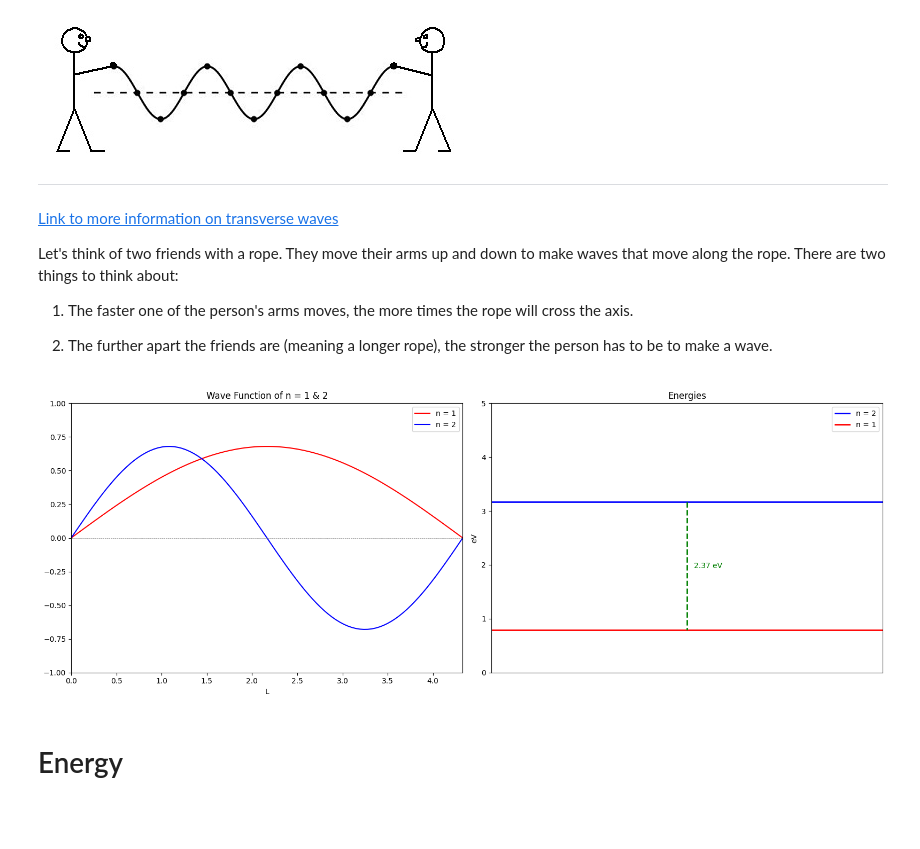
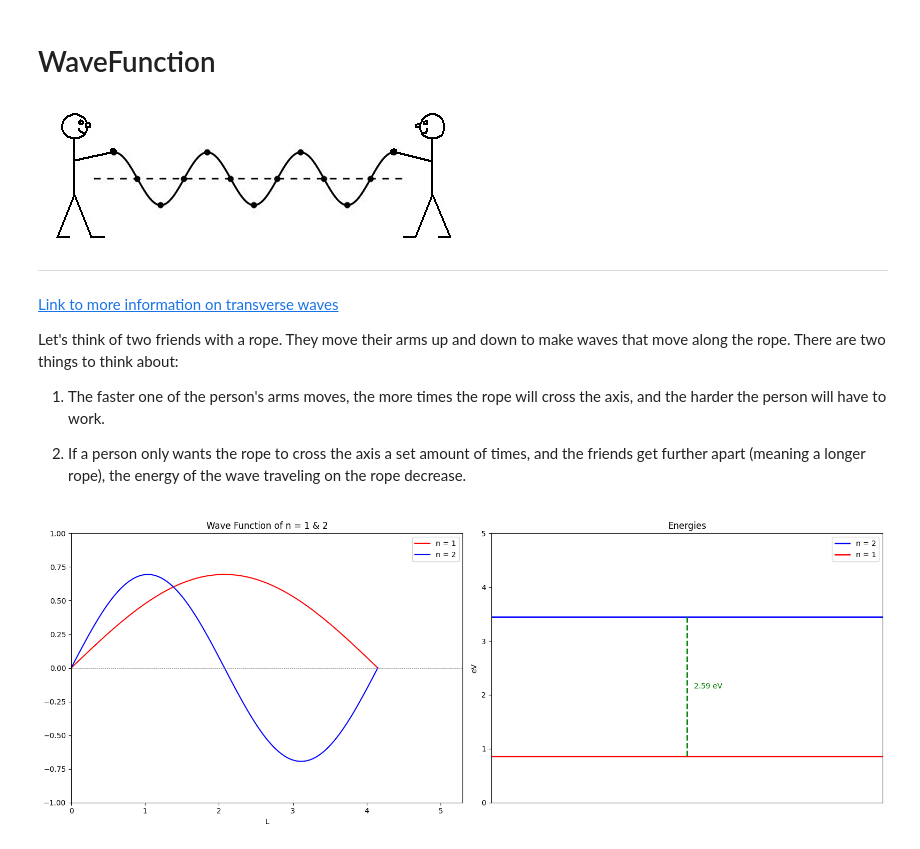
Before and after one commit to megan-r-brown/Exploring-the-role-of-Materials-Chemistry-Biology-and-Electronics-in-Smartphones, a Jupyter notebook: Waves_and_Color.ipynb, the cells around one changed output. Saved outputs shown, nothing was run; the diff lists cells and outputs as text; code cells hidden in the pictures; blank space fills up the shorter version.

```diff
--- a/Waves_and_Color.ipynb
+++ b/Waves_and_Color.ipynb
@@ -26,6 +24,7 @@ def plot_sine_wave(L, ax=None):
     ax.set_title('Wave Function of n = 1 & 2')
     ax.set_xlabel('L')
     #ax.set_ylabel('y')
+    ax.set_xlim(0, 5.3)
     ax.legend()
 
 def plot_lines(y1, y2, x_position=0.5, ax=None):
@@ -100,6 +99,8 @@ def display_color(rgb_color):
     ax.set_ylim(0, 1)
     ax.axis('off')
     plt.show()
+# %% [markdown]
+# WaveFunction
 # %% [markdown]
 ![wave1.jpg](embedded-picture-1)
 
@@ -109,42 +110,40 @@ def display_color(rgb_color):
 
 Let's think of two friends with a rope. They move their arms up and down to make waves that move along the rope. There are two things to think about:
 
-1) The faster one of the person's arms moves, the more times the rope will cross the axis.
+1) The faster one of the person's arms moves, the more times the rope will cross the axis, and the harder the person will have to work.
 
-2) The further apart the friends are (meaning a longer rope), the stronger the person has to be to make a wave.
+2) If a person only wants the rope to cross the axis a set amount of times, and the friends get further apart (meaning a longer rope), the energy of the wave traveling on the rope decrease.
 # %%
-#@title Plotting Waves and Energies
-#@markdown Below are two waves, as we learned earlier changing the wavelength of these waves greatly impacts their energy and in turn color. Change L, taking note of the energy levels of the two waves as well as their energy differences
+#@title Plotting the 1D Particle In A Box
+#@markdown Interestingly enough, an electron acts just like a wave!
+#@markdown Let's limit our electron to only move in one-dimension (like a rope does).
+#@markdown Which electron would have more energy; n = 1 or n = 2?
+#@markdown What happens to the energy of the electron when you make the "rope" that it exists on longer? Vary the length (L) and try to guess what happens to the energy.
 
-
-
-
-Length  = 4.33 # @param {type:"slider", min:3.68, max:5.3, step:0.01}
+Length  = 4.15 # @param {type:"slider", min:3.68, max:5.3, step:0.01}
 
 #Plot Wavefunction
 fig, (ax1, ax2) = plt.subplots(1, 2, figsize=(16, 6))
 plot_sine_wave(Length, ax=ax1)
 
 
 
 #Finding E
 L = Length * 10**(-9)
 n = 2
 h = 6.626 * 10**(-34) #J/s
 m = 9.109 * 10**(-31)  #Kg
 
 E_2 = n**2 * np.pi**2 * h**2 / (2 * m *L**2)
 n = 1
 E_1 = n**2 * np.pi**2 * h**2 / (2 * m *L**2)
 
 
 
 #Plot Energies
 plot_lines(E_2 * 6.24*10**18, E_1 * 6.24*10**18, ax=ax2)
 
 plt.tight_layout()
 plt.show()
 # %% [output]
-[figure, old version]
+[figure, new version]
-# %% [markdown]
-# Energy
```
Also changed, not shown: parts of 15 cells of this notebook.
